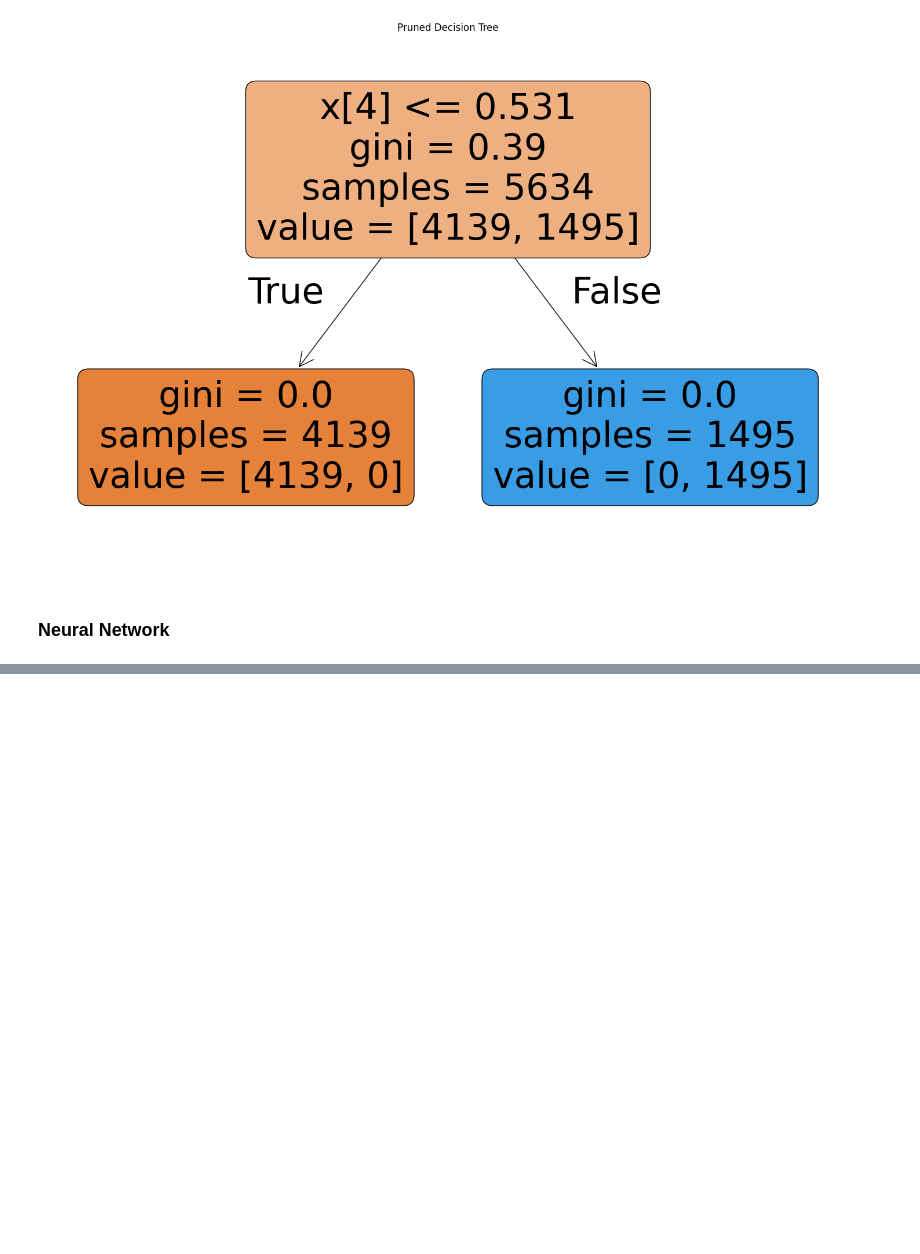
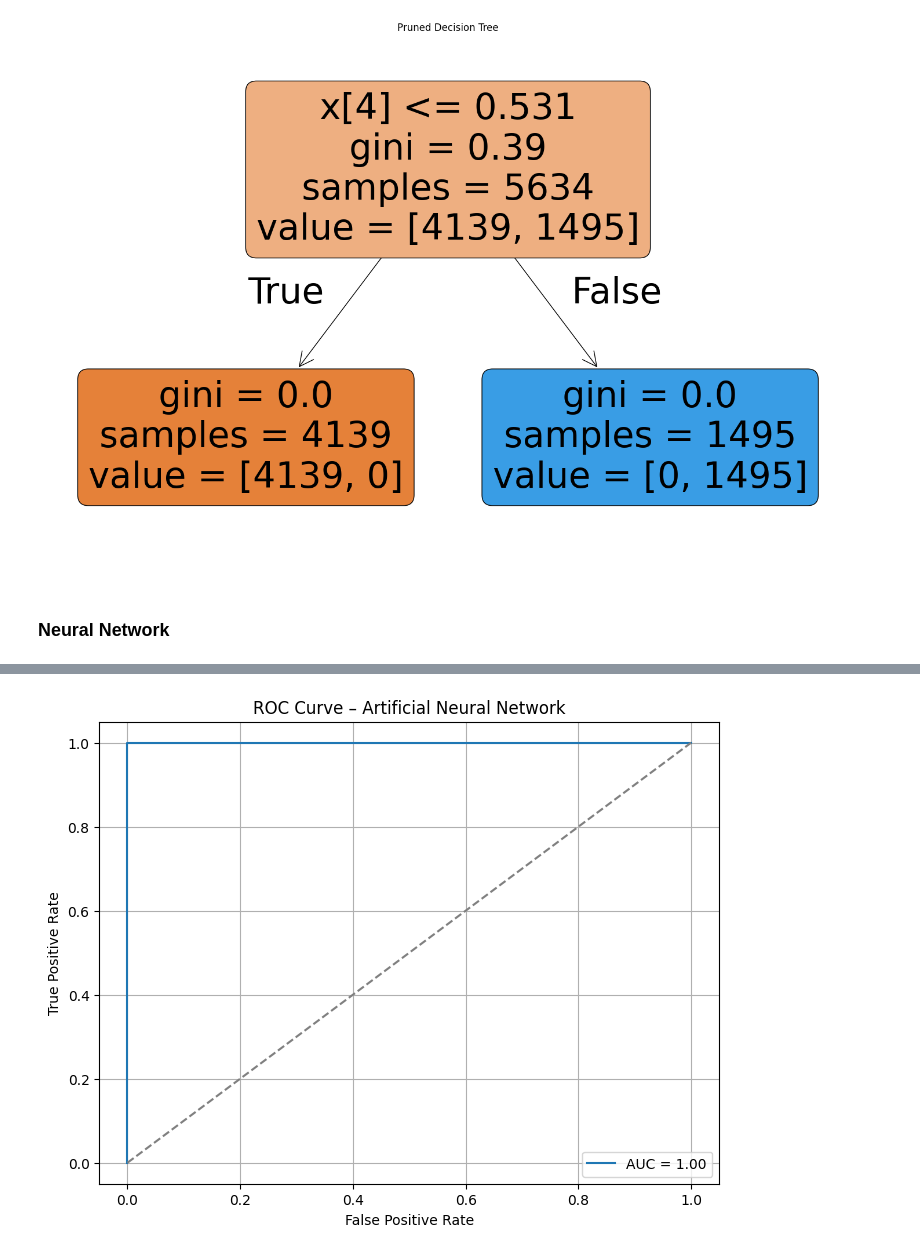
Before and after one commit to meleeshagamage/CourseWork_ML, a Jupyter notebook: ML_CW.ipynb, the cells around one changed output, grey strips where cells are left out. Cells and saved outputs as stored; diff of their text form; code cells hidden in the pictures; blank space fills up the shorter version.

Commit message:
Updated the neural network

```diff
--- a/ML_CW.ipynb
+++ b/ML_CW.ipynb
@@ -470,0 +545,13 @@ units 64 layers 2 dropout 0.2 => {'accuracy': 1.0, 'precision': 1.0, 'recall': 1
+# %%
+
+y_pred_prob = final_model.predict(X_test_np).ravel()
+y_pred = (y_pred_prob >= 0.5).astype(int)
+
+print("Final ANN Evaluation:")
+print("Accuracy:", accuracy_score(y_test_np, y_pred))
+print("Precision:", precision_score(y_test_np, y_pred))
+print("Recall:", recall_score(y_test_np, y_pred))
+print("F1 Score:", f1_score(y_test_np, y_pred))
+print("ROC-AUC:", roc_auc_score(y_test_np, y_pred_prob))
+print("\nClassification Report:\n")
+print(classification_report(y_test_np, y_pred))
@@ -470,0 +577,15 @@ units 64 layers 2 dropout 0.2 => {'accuracy': 1.0, 'precision': 1.0, 'recall': 1
+# %%
+fpr, tpr, _ = roc_curve(y_test_np, y_pred_prob)
+roc_value = auc(fpr, tpr)
+
+plt.figure(figsize=(8,6))
+plt.plot(fpr, tpr, label=f"AUC = {roc_value:.2f}")
+plt.plot([0,1],[0,1],'--',color='grey')
+plt.xlabel("False Positive Rate")
+plt.ylabel("True Positive Rate")
+plt.title("ROC Curve – Artificial Neural Network")
+plt.legend()
+plt.grid(True)
+plt.show()
+# %% [output]
+[figure, added]
```
Also changed, not shown: parts of 10 cells of this notebook.
